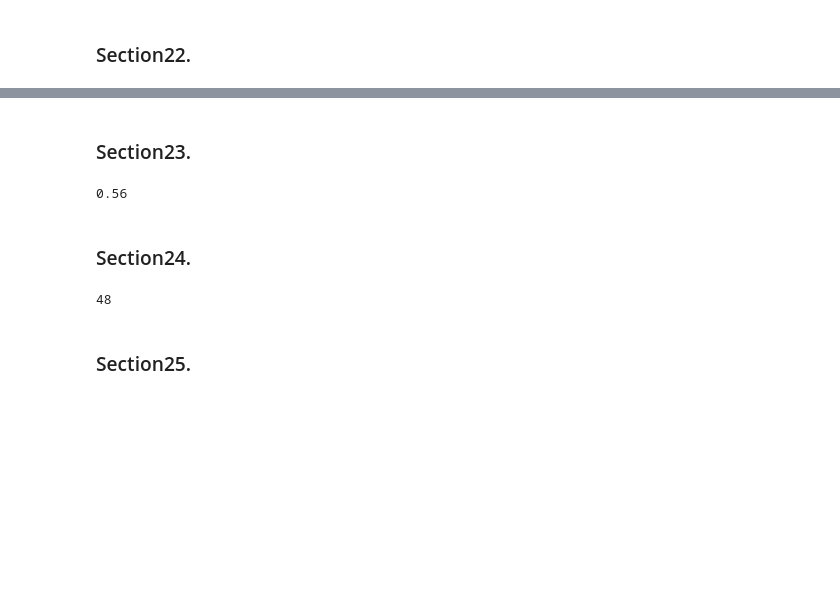
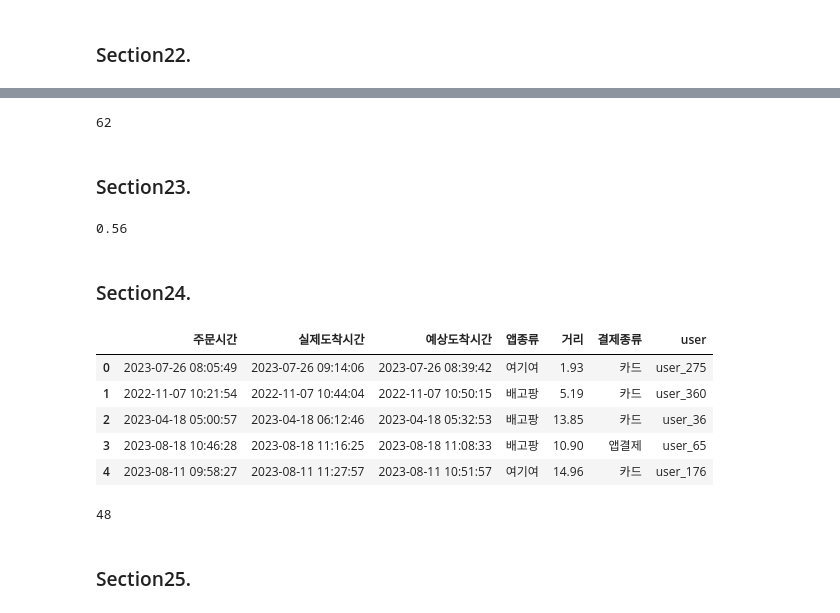
Before and after one commit to inzeong/BigData-Spark, a Jupyter notebook: part1/ch3/ch3_ex_type1.ipynb, the cells around one changed output, grey strips where cells are left out. Drawn from its saved outputs; the diff is of its cells as text; code cells hidden in the pictures; blank space fills up the shorter version.

```diff
--- a/part1/ch3/ch3_ex_type1.ipynb
+++ b/part1/ch3/ch3_ex_type1.ipynb
@@ -760,3 +778,14 @@ print(round(df.min()))
+# %%
+#주문 시간과 실제 도착시간 차이를 분단위로
+df['diff']= (df['실제도착시간']-df['주문시간']).dt.total_seconds()/60
+
+#앱종류별 평균 도착시간(분)
+df = df.groupby('앱종류')['diff'].mean() #series 타입
+
+#가장 작은 시간
+print(round(df.min()))
+# %% [output]
+62
 # %% [markdown]
 ### Section23.
 # %%
@@ -770,40 +799,43 @@ df['예상도착시간'] = pd.to_datetime(df['예상도착시간'])
 
 # 지연시간 계산(분)
 df['지연시간'] = (df['실제도착시간'] - df['예상도착시간']).dt.total_seconds() / 60  # 분 단위로 계산
-
-# 실제 도착시간이 예상 도착시간보다 늦은 경우를 체크하는 컬럼 생성
-df['지연여부'] = df['지연시간'] > 0
-
-# 결제 종류별 지연된 주문의 비율 계산
-result = df.groupby('결제종류')['지연여부'].mean()
-
-# 가장 비율이 높은 값
-print(round(result.max(), 2))
-# %% [output]
-0.56
+# %%
+
+# 실제 도착시간이 예상 도착시간보다 늦은 경우를 체크하는 컬럼 생성
+df['지연여부'] = df['지연시간'] > 0
+
+# 결제 종류별 지연된 주문의 비율 계산
+result = df.groupby('결제종류')['지연여부'].mean()
+
+# 가장 비율이 높은 값
+print(round(result.max(), 2))
+# %% [output]
+0.56
 # %% [markdown]
 ### Section24.
 # %%
 import pandas as pd
 # df = pd.read_csv("delivery_time.csv")
 df = pd.read_csv("https://raw.githubusercontent.com/lovedlim/bigdata_analyst_cert/main/part1/ch3/delivery_time.csv")
 df.head()
-
-# 사용자별로 주문 거리의 합계와 평균 계산
-df_distance = df.groupby('user')['거리'].sum()
-
-# 주문 거리의 합계가 50km 이상인 사용자만 필터링
-cond = df_distance >= 50
-df_distance = df_distance[cond]
-
-# 주문 거리의 합계가 50km 이상인 사용자들의 데이터 필터링
-filtered_data = df[df['user'].isin(df_distance.index)]
-filtered_data
-
-# 해당 사용자들의 선호 결제 방식 중 큰 값
-payment_method = filtered_data['결제종류'].value_counts()
-print(payment_method.iloc[0])
 # %% [output]
-48
+|  | 주문시간 | 실제도착시간 | 예상도착시간 | 앱종류 | 거리 | 결제종류 | user |
+| 0 | 2023-07-26 08:05:49 | 2023-07-26 09:14:06 | 2023-07-26 08:39:42 | 여기여 | 1.93 | 카드 | user_275 |
+| 1 | 2022-11-07 10:21:54 | 2022-11-07 10:44:04 | 2022-11-07 10:50:15 | 배고팡 | 5.19 | 카드 | user_360 |
+| 2 | 2023-04-18 05:00:57 | 2023-04-18 06:12:46 | 2023-04-18 05:32:53 | 배고팡 | 13.85 | 카드 | user_36 |
+| 3 | 2023-08-18 10:46:28 | 2023-08-18 11:16:25 | 2023-08-18 11:08:33 | 배고팡 | 10.90 | 앱결제 | user_65 |
+| 4 | 2023-08-11 09:58:27 | 2023-08-11 11:27:57 | 2023-08-11 10:51:57 | 여기여 | 14.96 | 카드 | user_176 |
+# %%
+#사용자별 주문 거리의 합계가 50km이상인 사람들의 결제방식을 구하고, 이 결제 방식 중 가장 빈도가 높은 수를 구하시오.
+
+new = df.groupby(['user'])['거리'].sum()
+cond = new>=50
+new= new[cond]
+
+filter =  df[df['user'].isin(new.index)]
+pay = filter['결제종류'].value_counts()
+print(pay.iloc[0])
+# %% [output]
+48
 # %% [markdown]
 ### Section25.
```
Also changed, not shown: parts of 13 cells of this notebook.
